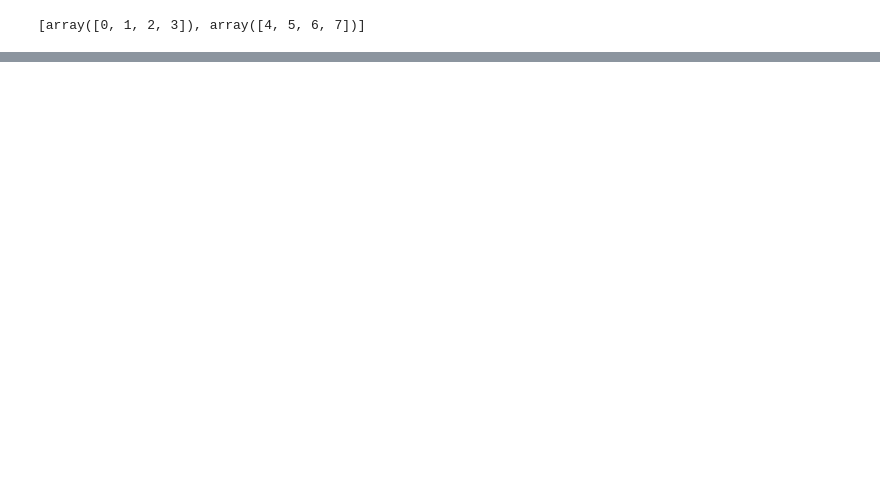
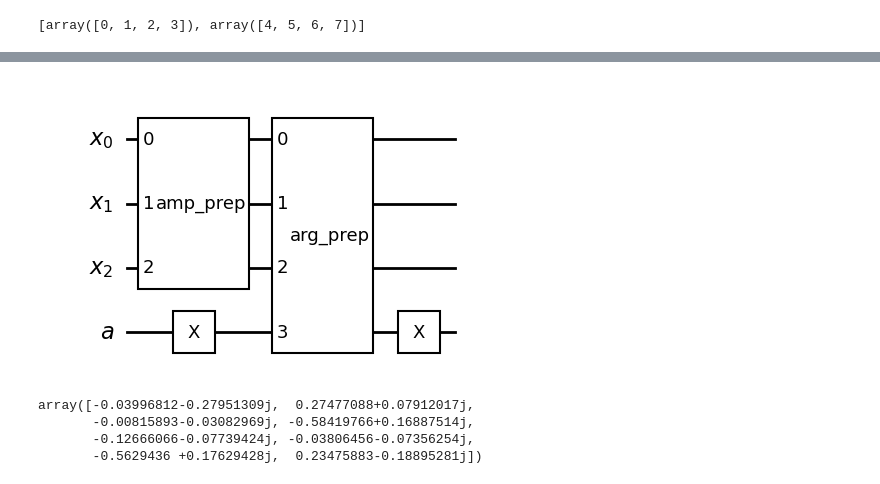
Before and after one commit to keshavdahiya/qc_bootcamp_project2_quantum_state_preparation, a Jupyter notebook: qc_mp2_main.ipynb, the cells around one changed output, grey strips where cells are left out. Cells and saved outputs as stored; diff of their text form; code cells hidden in the pictures; blank space fills up the shorter version.

```diff
--- a/qc_mp2_main.ipynb
+++ b/qc_mp2_main.ipynb
@@ -71,3 +112,24 @@ array([0.070014  , 0.14002801, 0.21004201, 0.28005602, 0.35007002,
+# %%
+n = 3
+psi = gen_psi(n)
+psi_amps = np.absolute(psi)
+psi_args = np.angle(psi)
+qx = QuantumRegister(n, name='x')
+qa = AncillaRegister(1, name='a')
+qsp = QuantumCircuit(qx, qa, name='QSP')
+angs = amp_to_ang(psi_amps)
+qsp.compose(q_amp_prep(n, angs), qubits=qx, inplace=True)
+qsp.compose(q_arg_prep(n, psi_args), inplace=True)
+qsp.draw(output='mpl', style='bw')
+# %% [output]
+[figure, added]
+# %%
+psi
+# %% [output]
+array([-0.03996812-0.27951309j,  0.27477088+0.07912017j,
+       -0.00815893-0.03082969j, -0.58419766+0.16887514j,
+       -0.12666066-0.07739424j, -0.03806456-0.07356254j,
+       -0.5629436 +0.17629428j,  0.23475883-0.18895281j])
 # %%
 Statevector(qsp).draw("latex")
 # %% [output]
```
Also changed, not shown: parts of 6 cells of this notebook.
